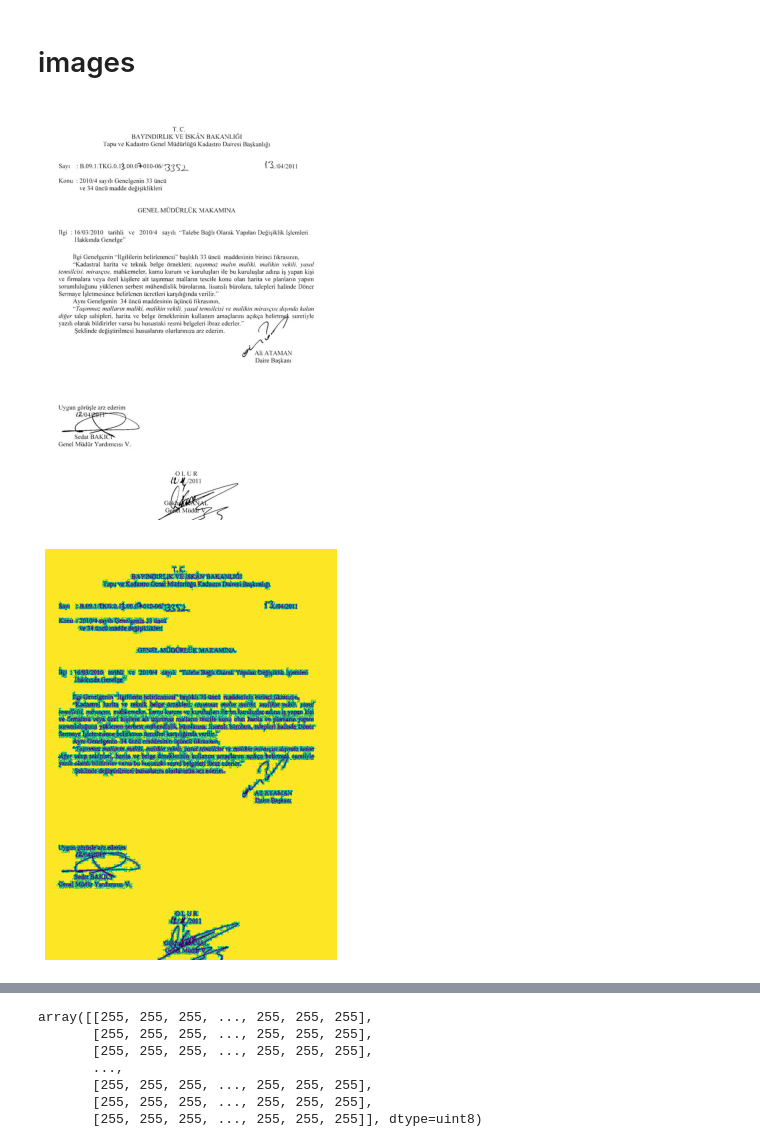
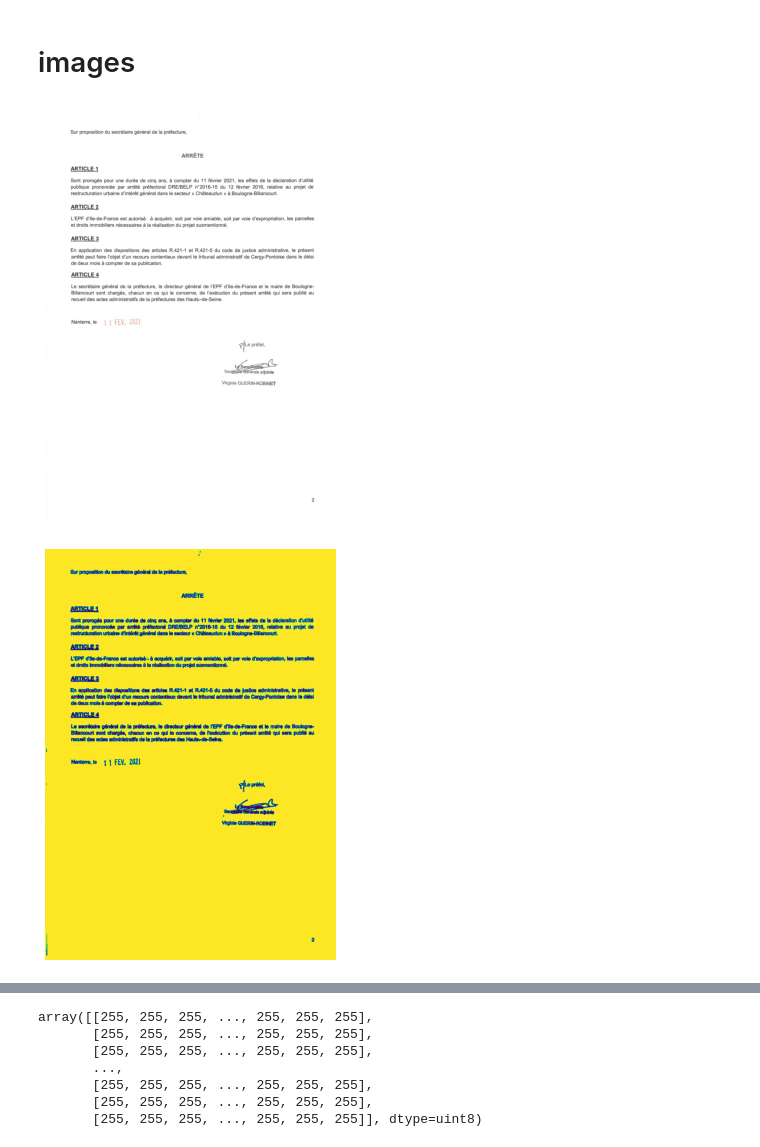
Before and after one commit to EnzoSeason/signature_detection, a Jupyter notebook: lab/dev.ipynb, the cells around one changed output, grey strips where cells are left out. Saved outputs shown, nothing was run; the diff lists cells and outputs as text; code cells hidden in the pictures.

```diff
--- a/lab/dev.ipynb
+++ b/lab/dev.ipynb
@@ -58,16 +58,16 @@ def extract_sign(img, outlier_weight = 2.5, outlier_bias = 100, amplfier = 30, a
 # %% [markdown]
 # images
 # %%
-image = cv2.imread('./data/input/signed_image.jpg')
+image = cv2.imread('./data/input/signed_image.jpeg')
 show_image(image)
 # %% [output]
-[figure, old version]
+[figure, new version]
 # %%
 frame_HSV = cv2.cvtColor(image, cv2.COLOR_BGR2HSV)
 frame_threshold = cv2.inRange(frame_HSV, (0, 0, 250), (255, 255, 255))
 show_image(frame_threshold)
 # %% [output]
-[figure, old version]
+[figure, new version]
 # %%
 preview = extract_sign(frame_threshold, outlier_weight = 3, outlier_bias = 100, amplfier = 10)
 plt.imsave('./data/output/signed_image.jpg', preview)
```
Also changed, not shown: parts of 6 cells of this notebook, 16 other files.
